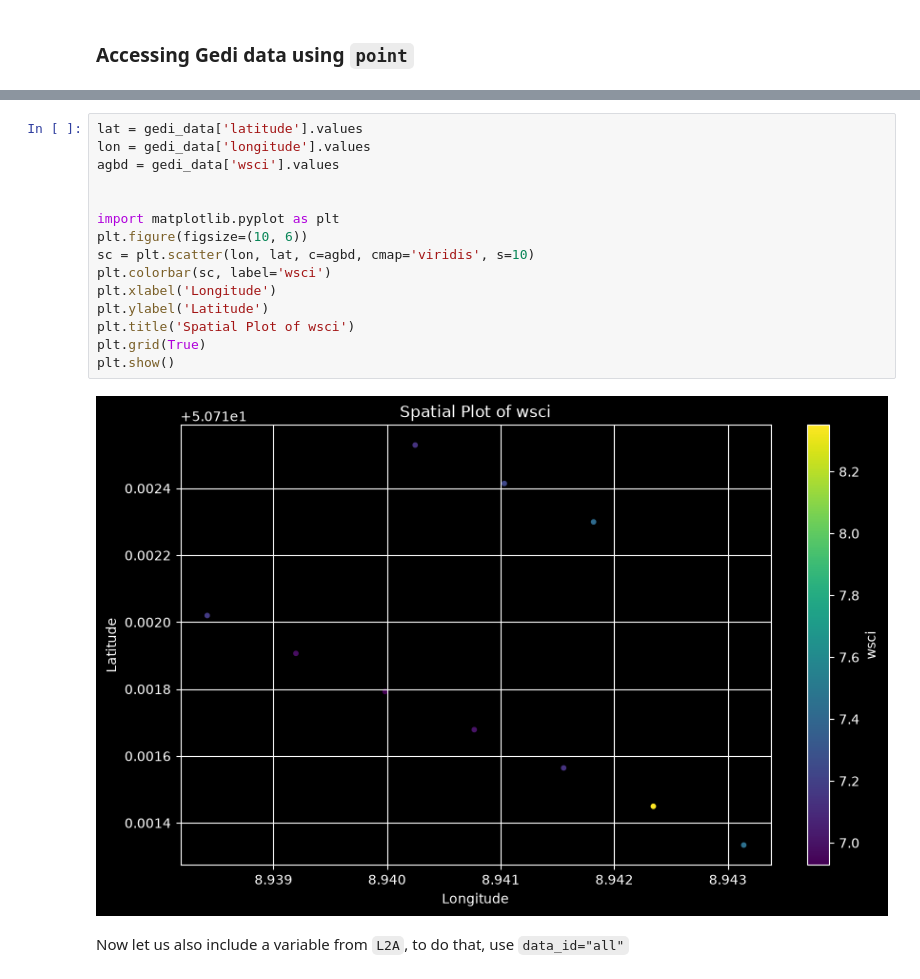
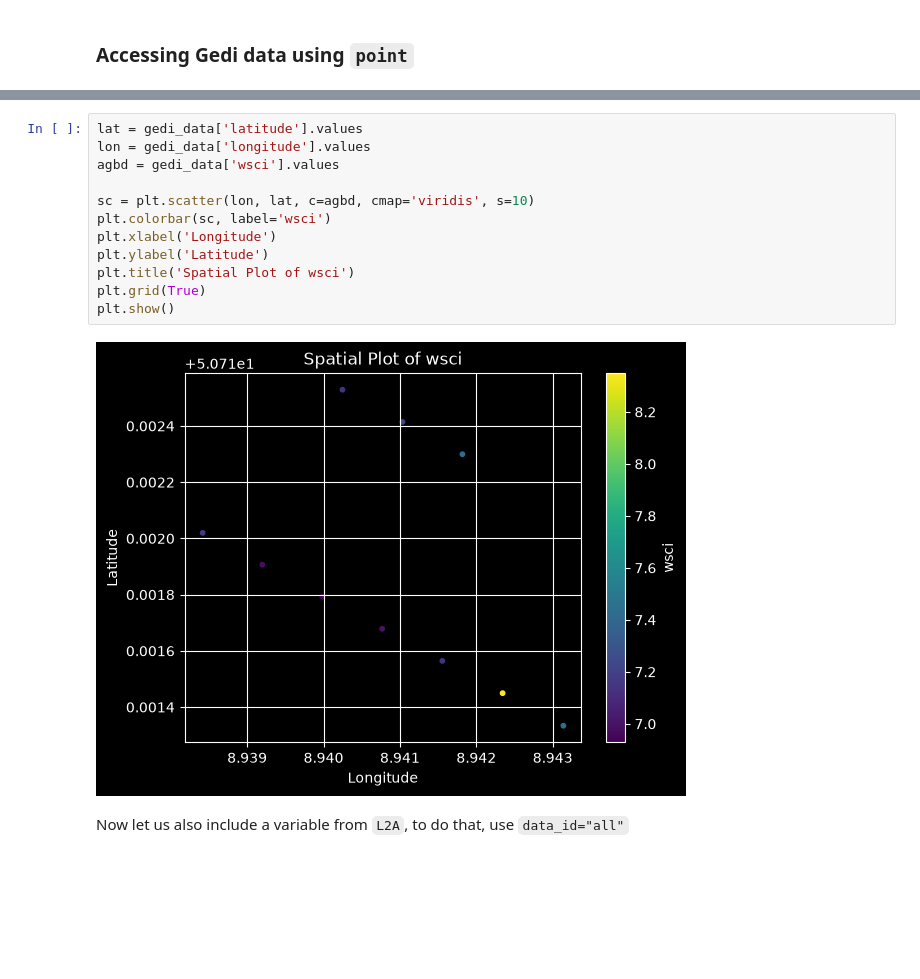
Before and after one commit to xcube-dev/xcube-gedidb, a Jupyter notebook: examples/notebooks/gedi_data_store.ipynb, the cells around one changed output, grey strips where cells are left out. Drawn from its saved outputs; the diff is of its cells as text; blank space fills up the shorter version.

```diff
--- a/examples/notebooks/gedi_data_store.ipynb
+++ b/examples/notebooks/gedi_data_store.ipynb
@@ -178,20 +158,17 @@ Data variables:
 # %%
 lat = gedi_data['latitude'].values
 lon = gedi_data['longitude'].values
 agbd = gedi_data['wsci'].values
 
-
-import matplotlib.pyplot as plt
-plt.figure(figsize=(10, 6))
 sc = plt.scatter(lon, lat, c=agbd, cmap='viridis', s=10)
 plt.colorbar(sc, label='wsci')
 plt.xlabel('Longitude')
 plt.ylabel('Latitude')
 plt.title('Spatial Plot of wsci')
 plt.grid(True)
 plt.show()
 # %% [output]
-[figure, old version]
+[figure, new version]
 # %% [markdown]
 Now let us also include a variable from `L2A`, to do that, use `data_id="all"`
 # %%
```
Also changed, not shown: parts of 13 cells of this notebook, 9 other files.
